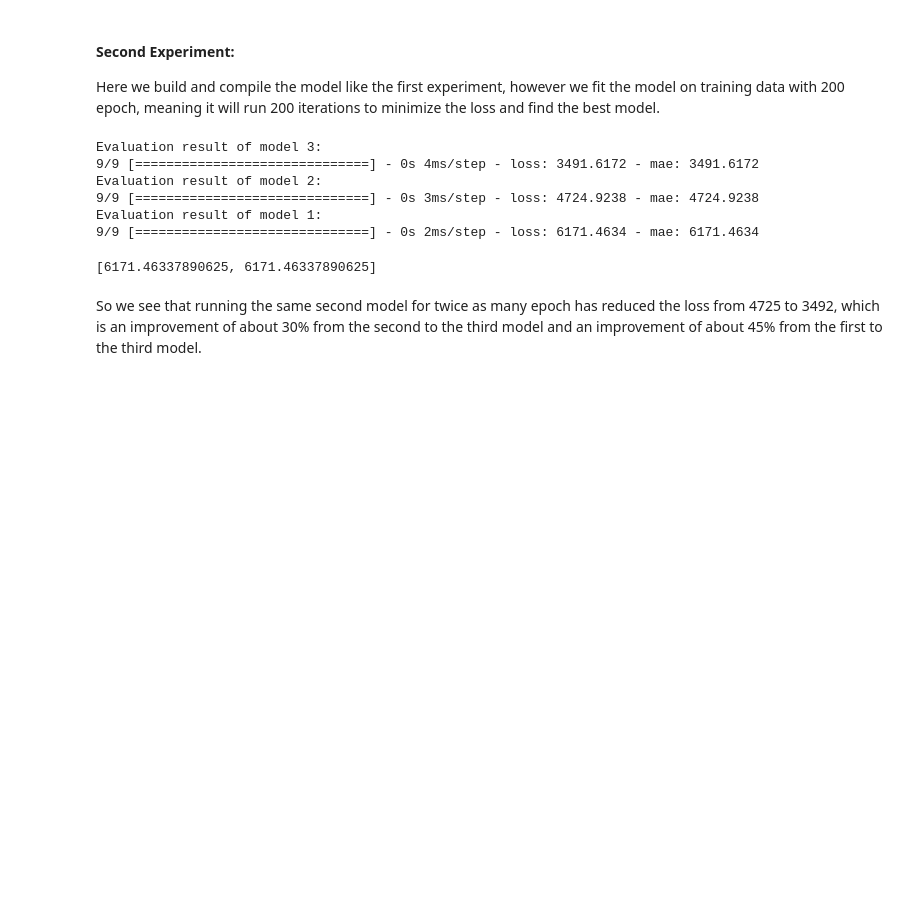
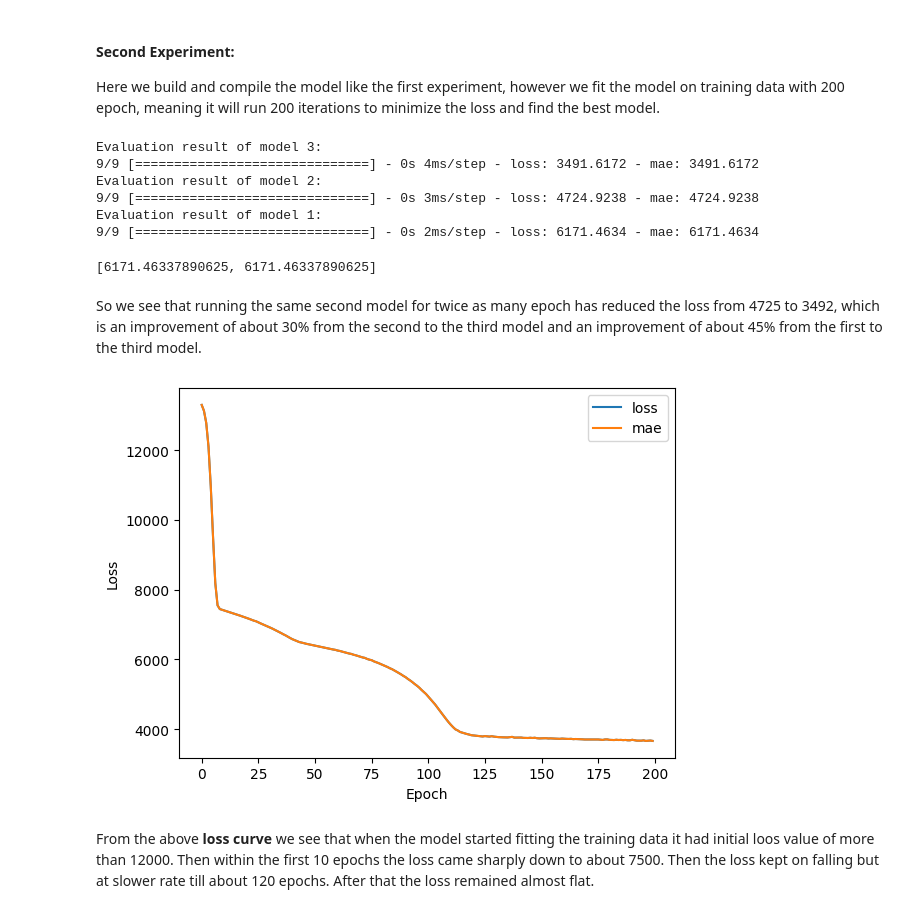
Before and after one commit to GoAshim/Artificial-Neural-Network-with-TensorFlow, a Jupyter notebook: 03_Regression_Problem_with_TensorFlow_Predict_Premium.ipynb, the cells around one changed output. Cells and saved outputs as stored; diff of their text form; code cells hidden in the pictures; blank space fills up the shorter version.

```diff
--- a/03_Regression_Problem_with_TensorFlow_Predict_Premium.ipynb
+++ b/03_Regression_Problem_with_TensorFlow_Predict_Premium.ipynb
@@ -360,3 +360,14 @@ Evaluation result of model 1:
 [6171.46337890625, 6171.46337890625]
 # %% [markdown]
 So we see that running the same second model for twice as many epoch has reduced the loss from 4725 to 3492, which is an improvement of about 30% from the second to the third model and an improvement of about 45% from the first to the third model.
+# %%
+# Plot the loss curve by using the history object we used to store the third model fitting
+
+df_loss = pd.DataFrame(history.history)
+df_loss.plot()
+plt.xlabel("Epoch")
+plt.ylabel("Loss");
+# %% [output]
+[figure, added]
+# %% [markdown]
+From the above **loss curve** we see that when the model started fitting the training data it had initial loos value of more than 12000. Then within the first 10 epochs the loss came sharply down to about 7500. Then the loss kept on falling but at slower rate till about 120 epochs. After that the loss remained almost flat.
```
